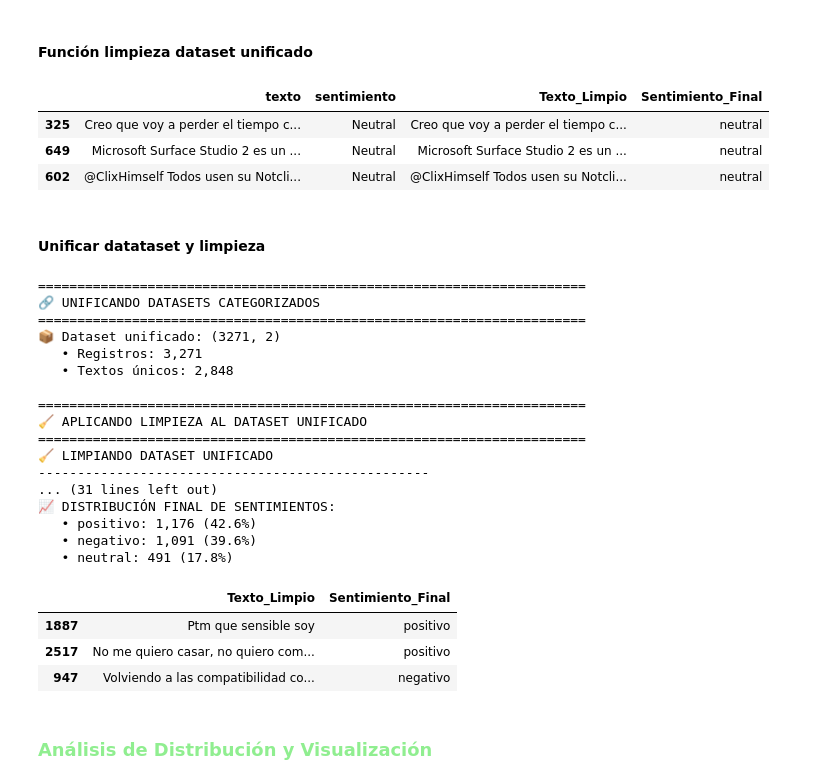
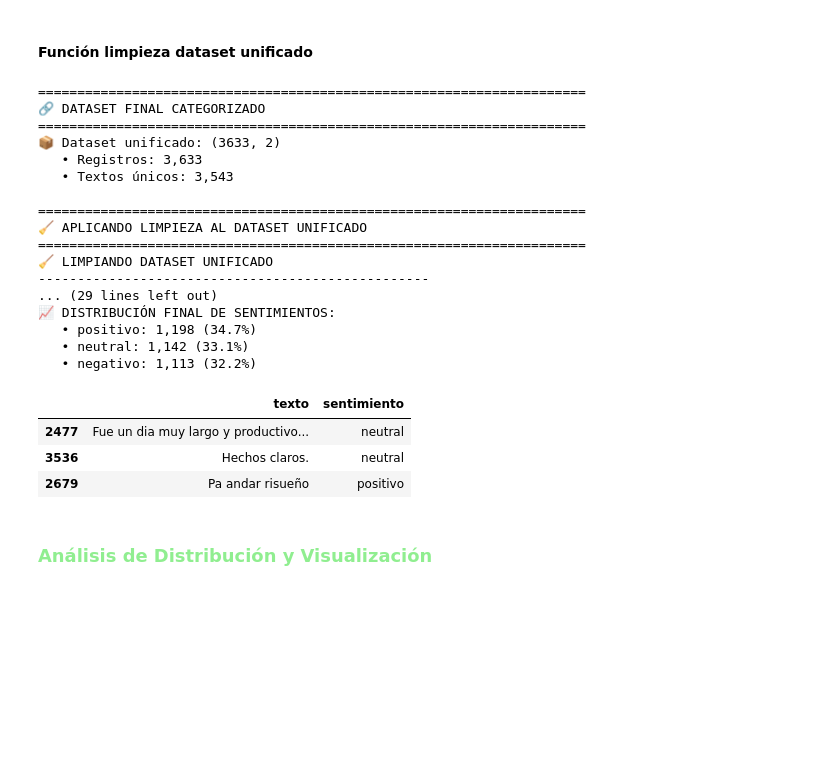
Before and after one commit to ml-punto-tech/sentiment-api, a Jupyter notebook: data-science/notebooks/Modelo_SentimentAPI.ipynb, the cells around one changed output. Drawn from its saved outputs; the diff is of its cells as text; code cells hidden in the pictures; blank space fills up the shorter version.

```diff
--- a/data-science/notebooks/Modelo_SentimentAPI.ipynb
+++ b/data-science/notebooks/Modelo_SentimentAPI.ipynb
@@ -530,13 +454,12 @@ def categorizar_sentimiento(sentimiento, categorias):
     Categoriza sentimientos solo si están en las listas definidas.
     Devuelve None para sentimientos no clasificados.
     """
-    sent = str(sentimiento).strip().title()
-
-    if sent in positivos:
+    sent = str(sentimiento).strip().lower()
+    if sent in positivos_limpios_es:
         return 'positivo'
-    elif sent in negativos:
+    elif sent in negativos_limpios_es:
         return 'negativo'
-    elif sent in neutros:
+    elif sent in neutros_limpios_es:
         return 'neutral'
     else:
         # Devolvemos None para posterior filtrado
@@ -613,0 +482,14 @@ df3_clean.sample(3)
+# %%
+categorias = [positivos_limpios_es, negativos_limpios_es, neutros_limpios_es]
+
+
+# catogorizar sentimientos
+df_unificado_es['sentimiento_final'] = df_unificado_es['sentimiento_limpio'].apply(
+    lambda x: categorizar_sentimiento(x,categorias))
+
+# Normalizar dataset
+df_normalizado_es = normalizar_dataset(df_unificado_es)
+
+print(f"✅ df_normalizado_es: {len(df_normalizado_es)} registros categorizados")
+
+#df_normalizado_es.sample(5)
@@ -761,31 +661,14 @@ def limpiar_dataset_unificado(data, verbose=True):
             print(f"   • {sentimiento}: {count:,} ({porcentaje:.1f}%)")
 
     return df_final
-# %%
-df1_categorized.sample(3)
-df2_categorized.sample(3)
-df3_categorized.sample(3)
-# %% [output]
-|  | texto | sentimiento | Texto_Limpio | Sentimiento_Final |
-| 325 | Creo que voy a perder el tiempo c... | Neutral | Creo que voy a perder el tiempo c... | neutral |
-| 649 | Microsoft Surface Studio 2 es un ... | Neutral | Microsoft Surface Studio 2 es un ... | neutral |
-| 602 | @ClixHimself Todos usen su Notcli... | Neutral | @ClixHimself Todos usen su Notcli... | neutral |
-# %% [markdown]
-#### **Unificar datataset y limpieza**
 # %%
 print("=" * 70)
-print("🔗 UNIFICANDO DATASETS CATEGORIZADOS")
+print("🔗 DATASET FINAL CATEGORIZADO")
 print("=" * 70)
 
-# Unificar los datasets categorizados
-# implementacion con dos datasets
-df_unificado = pd.concat([df1_categorized[['Texto_Limpio', 'Sentimiento_Final']], df2_categorized[['Texto_Limpio', 'Sentimiento_Final']]], ignore_index=True)
-#implementacion con los tres datasets
-#df_unificado = pd.concat([df1_categorized[['Texto_Limpio', 'Sentimiento_Final']], df2_categorized[['Texto_Limpio', 'Sentimiento_Final']], df3_categorized[['Texto_Limpio', 'Sentimiento_Final']]], ignore_index=True)
-
-print(f"📦 Dataset unificado: {df_unificado.shape}")
-print(f"   • Registros: {len(df_unificado):,}")
-print(f"   • Textos únicos: {df_unificado['Texto_Limpio'].nunique():,}")
+print(f"📦 Dataset unificado: {df_normalizado_es.shape}")
+print(f"   • Registros: {len(df_normalizado_es):,}")
+print(f"   • Textos únicos: {df_normalizado_es['texto'].nunique():,}")
 
 
 # %%
@@ -794,32 +677,33 @@ print("🧹 APLICANDO LIMPIEZA AL DATASET UNIFICADO")
 print("=" * 70)
 
 # Aplicar limpieza
-df_final = limpiar_dataset_unificado(df_unificado, verbose=True)
+
+df_final_es = limpiar_dataset(df_normalizado_es, verbose=True)
 # %% [output]
 ======================================================================
-🔗 UNIFICANDO DATASETS CATEGORIZADOS
+🔗 DATASET FINAL CATEGORIZADO
 ======================================================================
-📦 Dataset unificado: (3271, 2)
-   • Registros: 3,271
-   • Textos únicos: 2,848
+📦 Dataset unificado: (3633, 2)
+   • Registros: 3,633
+   • Textos únicos: 3,543
 
 ======================================================================
 🧹 APLICANDO LIMPIEZA AL DATASET UNIFICADO
 ======================================================================
 🧹 LIMPIANDO DATASET UNIFICADO
 --------------------------------------------------
-... (31 lines left out)
+... (29 lines left out)
 📈 DISTRIBUCIÓN FINAL DE SENTIMIENTOS:
-   • positivo: 1,176 (42.6%)
-   • negativo: 1,091 (39.6%)
-   • neutral: 491 (17.8%)
+   • positivo: 1,198 (34.7%)
+   • neutral: 1,142 (33.1%)
+   • negativo: 1,113 (32.2%)
 # %%
-df_unificado.sample(3)
+df_final_es.sample(3)
 # %% [output]
-|  | Texto_Limpio | Sentimiento_Final |
-| 1887 | Ptm que sensible soy | positivo |
-| 2517 | No me quiero casar, no quiero com... | positivo |
-| 947 | Volviendo a las compatibilidad co... | negativo |
+|  | texto | sentimiento |
+| 2477 | Fue un dia muy largo y productivo... | neutral |
+| 3536 | Hechos claros. | neutral |
+| 2679 | Pa andar risueño | positivo |
 # %% [markdown]
  ### <font size=12 color=lightgreen>Análisis de Distribución y Visualización</font>
 # %% [markdown]
```
Also changed, not shown: parts of 59 cells of this notebook, 1 other file.
